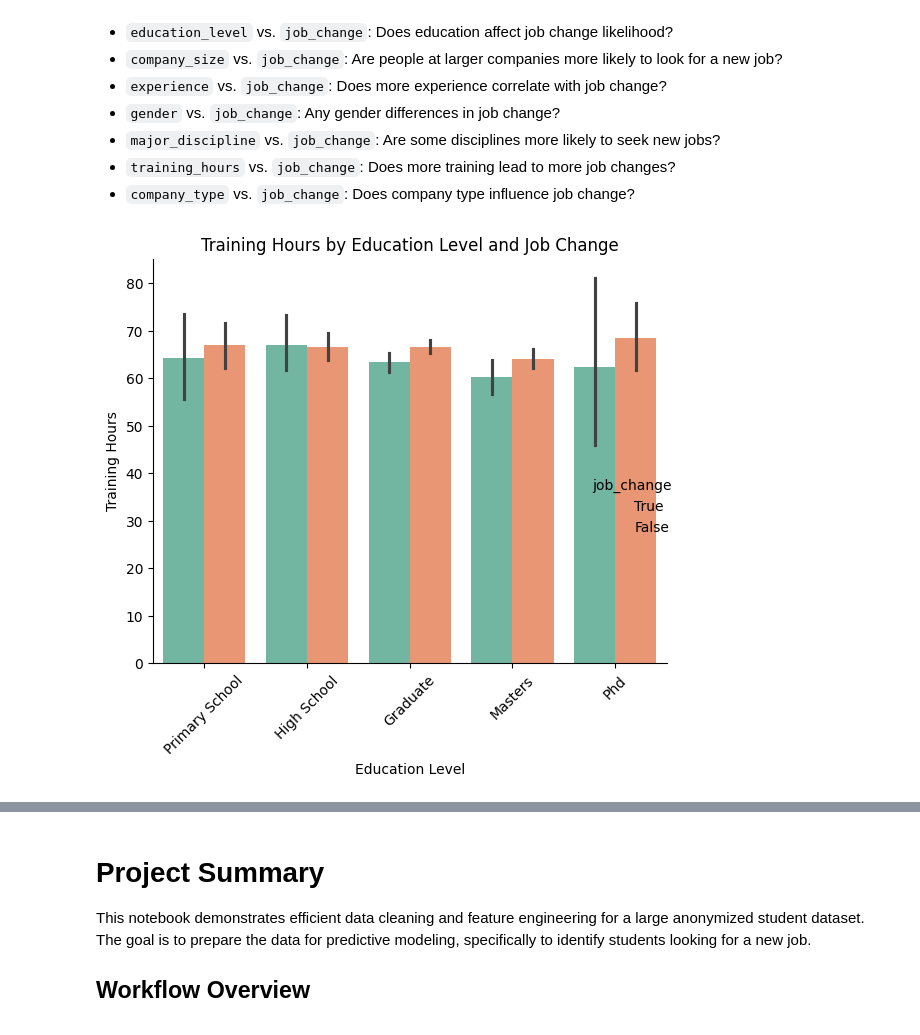
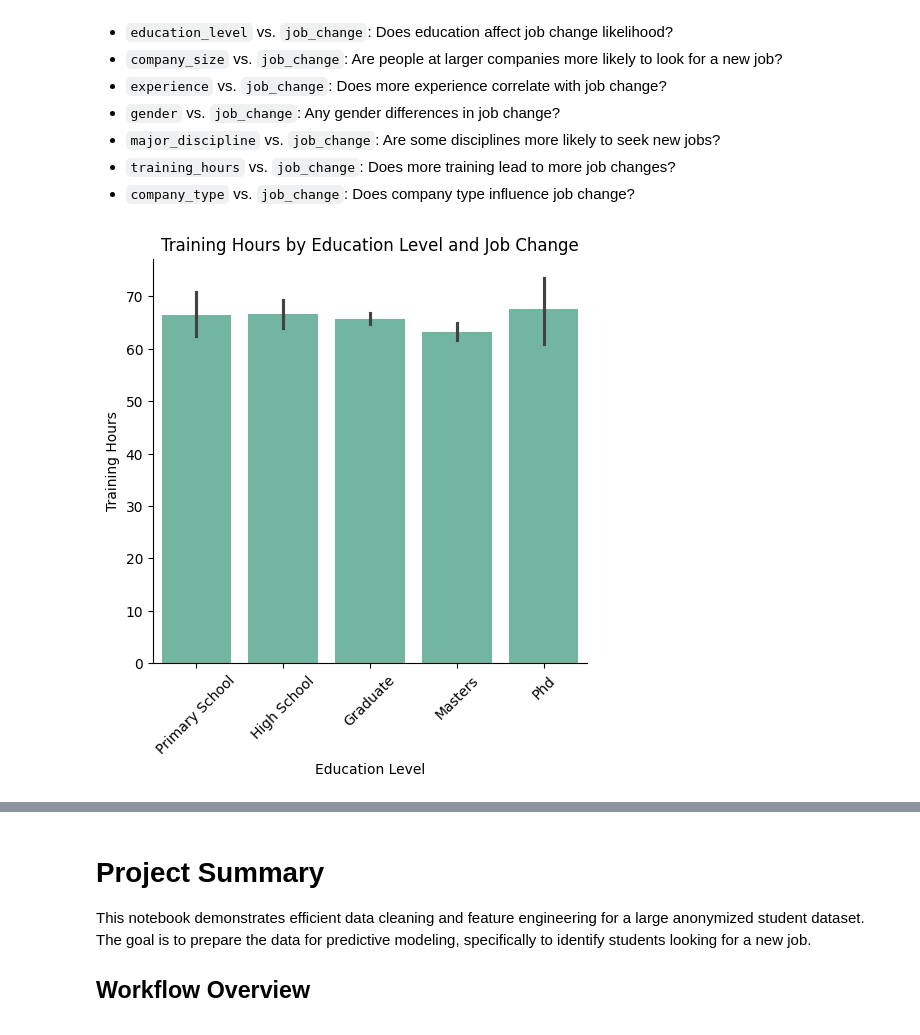
Before and after one commit to Alaeddin-B/DS_project5-DataPrep-, a Jupyter notebook: notebook.ipynb, the cells around one changed output, grey strips where cells are left out. Saved outputs shown, nothing was run; the diff lists cells and outputs as text; code cells hidden in the pictures.

Commit message:
added more visualizations for job_change analysis

```diff
--- a/notebook.ipynb
+++ b/notebook.ipynb
@@ -183,13 +178,13 @@ for col in ds_jobs_transformed.select_dtypes(include=['category']).columns:
 - `training_hours` vs. `job_change`: Does more training lead to more job changes?
 - `company_type` vs. `job_change`: Does company type influence job change?
 # %%
-sns.catplot(kind = "bar", x = "education_level", y = "training_hours", data = ds_jobs_transformed, hue = "job_change", hue_order=[True, False])
+sns.catplot(kind = "bar", x = "education_level", y = "training_hours", data = ds_jobs_transformed)
 plt.title("Training Hours by Education Level and Job Change")
 plt.xlabel("Education Level")
 plt.ylabel("Training Hours")
 plt.tight_layout()
 plt.xticks(rotation=45)
 
 plt.show()
 # %% [output]
-[figure, old version]
+[figure, new version]
```
Also changed, not shown: parts of 5 cells of this notebook.
